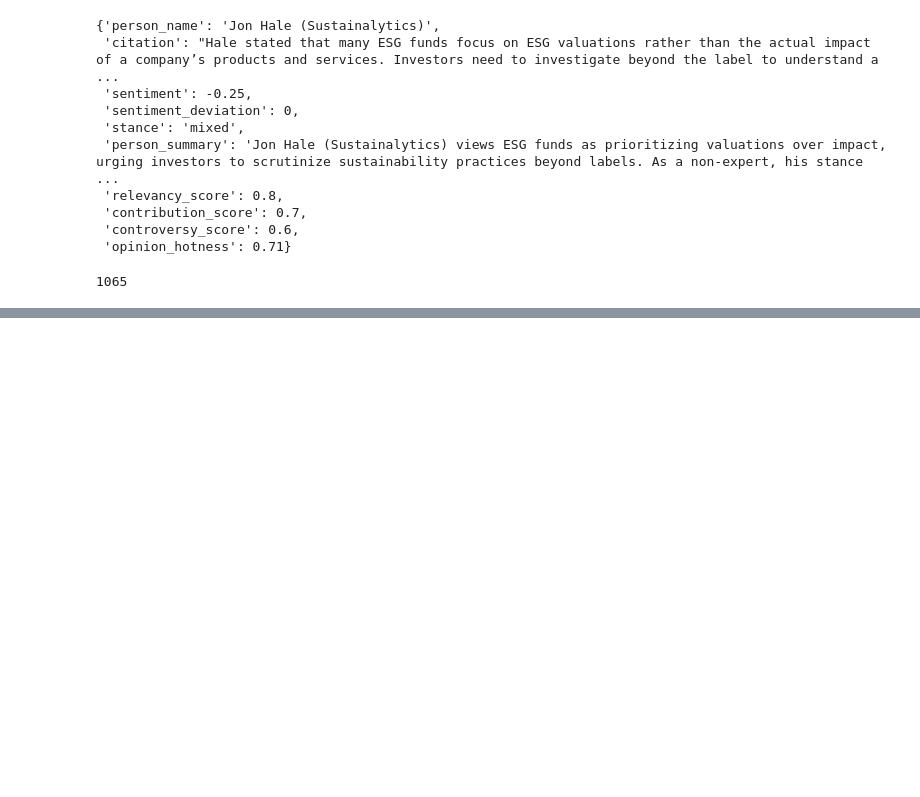
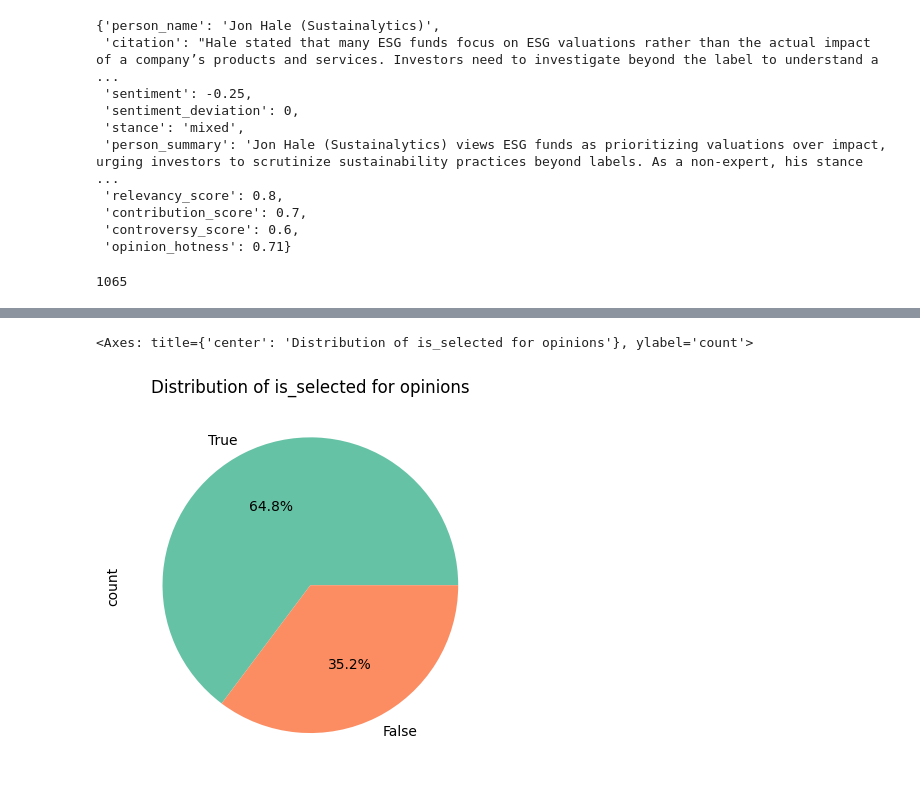
Before and after one commit to Demvok/NewsAnalysis, a Jupyter notebook: main_test.ipynb, the cells around one changed output, grey strips where cells are left out. Saved outputs shown, nothing was run; the diff lists cells and outputs as text; code cells hidden in the pictures; blank space fills up the shorter version.

```diff
--- a/main_test.ipynb
+++ b/main_test.ipynb
@@ -291,0 +313,10 @@ df.opinion_hotness.hist(bins=50, color='orange')
+# %%
+opinion_df['is_selected'].value_counts().plot.pie(
+    autopct='%1.1f%%',
+    labels=['True', 'False'],
+    colors=['#66c2a5', '#fc8d62'],
+    title='Distribution of is_selected for opinions'
+)
+# %% [output]
+<Axes: title={'center': 'Distribution of is_selected for opinions'}, ylabel='count'>
+[figure, added]
```
Also changed, not shown: parts of 16 cells of this notebook, 9 other files.
